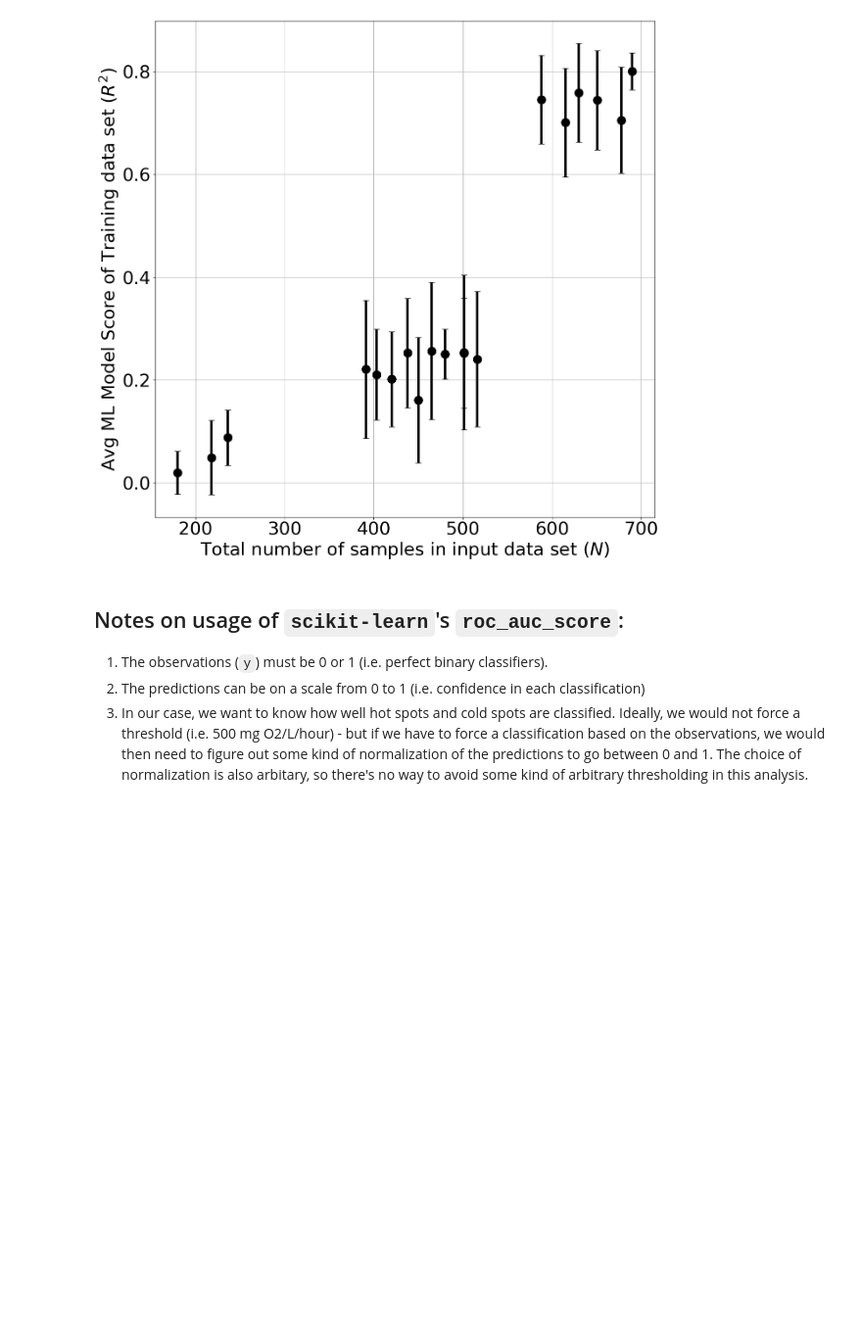
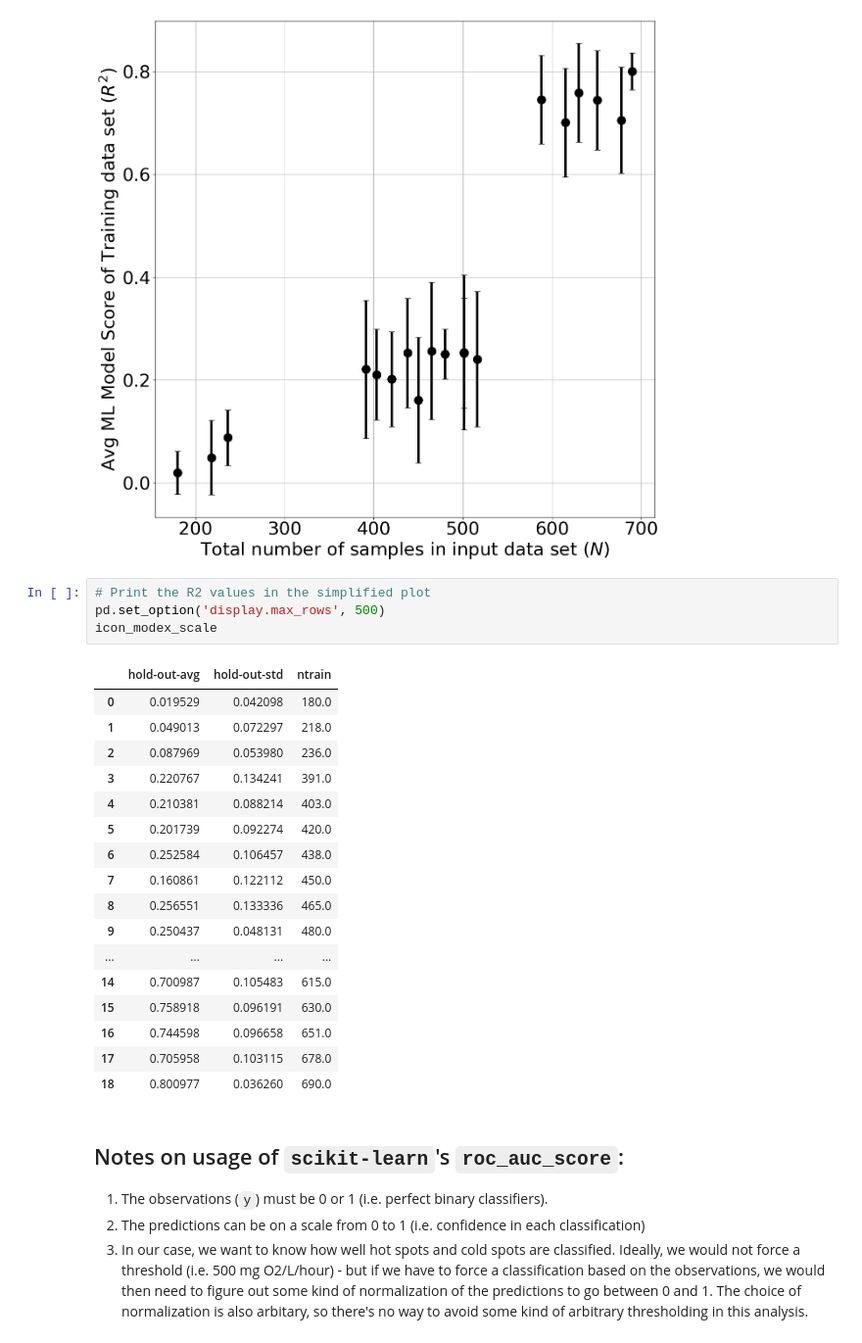
Before and after one commit to WHONDRS-Hub/ICON-ModEx_Open_Manuscript, a Jupyter notebook: fig-model-score-evolution/step_01_get_and_sketch_data.ipynb, the cells around one changed output. Shown at 98% size. Saved outputs shown, nothing was run; the diff lists cells and outputs as text; blank space fills up the shorter version.

Commit message:
Add printout of R2 values for model score evolution

```diff
--- a/fig-model-score-evolution/step_01_get_and_sketch_data.ipynb
+++ b/fig-model-score-evolution/step_01_get_and_sketch_data.ipynb
@@ -1082,6 +1090,28 @@ plt.xlabel('Total number of samples in input data set ($N$)')
 plt.savefig('ICON_ModEx_summary_simplified.pdf')
 # %% [output]
 [figure]
+# %%
+# Print the R2 values in the simplified plot
+pd.set_option('display.max_rows', 500)
+icon_modex_scale
+# %% [output]
+|  | hold-out-avg | hold-out-std | ntrain |
+| 0 | 0.019529 | 0.042098 | 180.0 |
+| 1 | 0.049013 | 0.072297 | 218.0 |
+| 2 | 0.087969 | 0.053980 | 236.0 |
+| 3 | 0.220767 | 0.134241 | 391.0 |
+| 4 | 0.210381 | 0.088214 | 403.0 |
+| 5 | 0.201739 | 0.092274 | 420.0 |
+| 6 | 0.252584 | 0.106457 | 438.0 |
+| 7 | 0.160861 | 0.122112 | 450.0 |
+| 8 | 0.256551 | 0.133336 | 465.0 |
+| 9 | 0.250437 | 0.048131 | 480.0 |
+| ... | ... | ... | ... |
+| 14 | 0.700987 | 0.105483 | 615.0 |
+| 15 | 0.758918 | 0.096191 | 630.0 |
+| 16 | 0.744598 | 0.096658 | 651.0 |
+| 17 | 0.705958 | 0.103115 | 678.0 |
+| 18 | 0.800977 | 0.036260 | 690.0 |
 # %% [markdown]
 ## Notes on usage of `scikit-learn`'s `roc_auc_score`:
 1. The observations (`y`) must be 0 or 1 (i.e. perfect binary classifiers).
```
Also changed, not shown: parts of 3 cells of this notebook, 25 other files.
